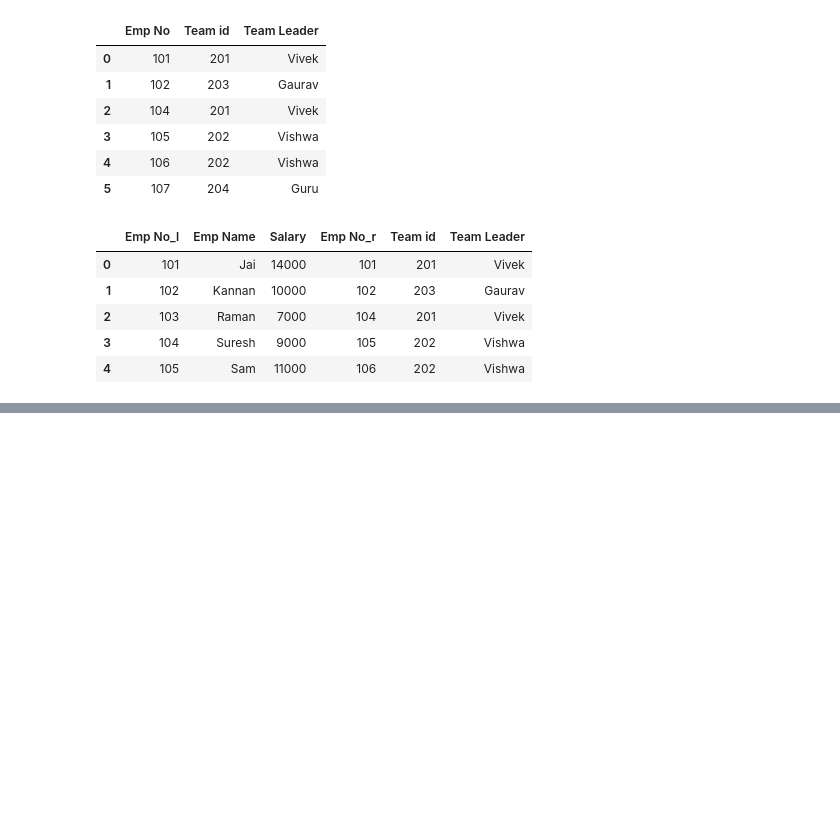
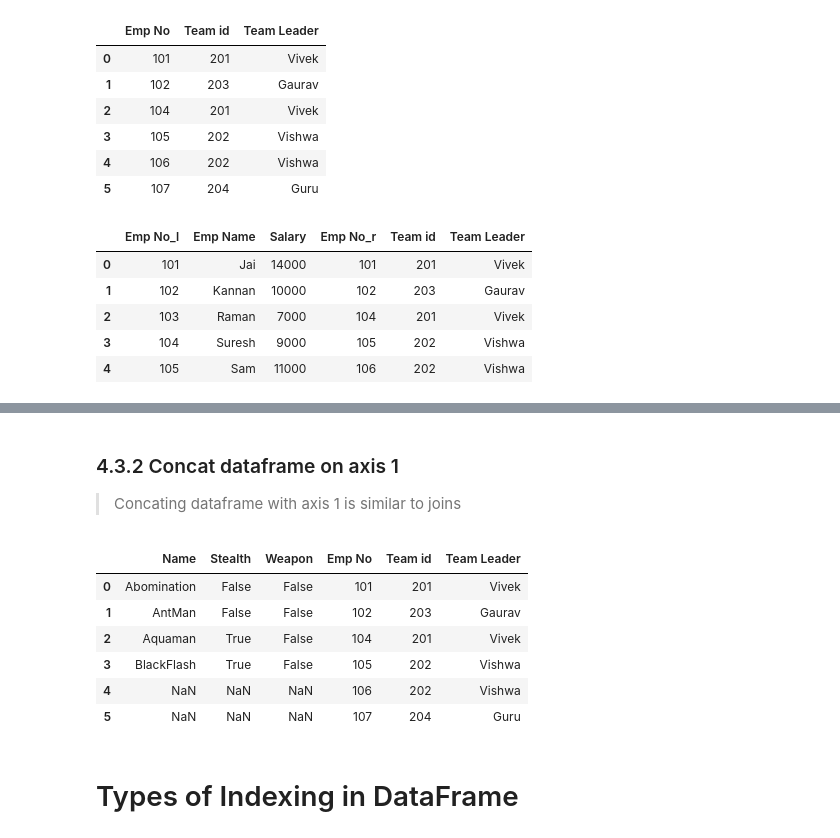
Before and after one commit to naveen63hdh/Data-Analytics, a Jupyter notebook: Assignment.ipynb, the cells around one changed output, grey strips where cells are left out. Drawn from its saved outputs; the diff is of its cells as text; code cells hidden in the pictures; blank space fills up the shorter version.

```diff
--- a/Assignment.ipynb
+++ b/Assignment.ipynb
@@ -507,0 +565,17 @@ df1.join(df2,lsuffix = '_l',rsuffix = '_r')
+# %% [markdown]
+### 4.3.2 Concat dataframe on axis 1
+
+
+> Concating dataframe with axis 1 is similar to joins
+# %%
+pd.concat([df1,df2],axis = 1)
+# %% [output]
+|  | Name | Stealth | Weapon | Emp No | Team id | Team Leader |
+| 0 | Abomination | False | False | 101 | 201 | Vivek |
+| 1 | AntMan | False | False | 102 | 203 | Gaurav |
+| 2 | Aquaman | True | False | 104 | 201 | Vivek |
+| 3 | BlackFlash | True | False | 105 | 202 | Vishwa |
+| 4 | NaN | NaN | NaN | 106 | 202 | Vishwa |
+| 5 | NaN | NaN | NaN | 107 | 204 | Guru |
+# %% [markdown]
+# Types of Indexing in DataFrame
```
Also changed, not shown: parts of 8 cells of this notebook.
